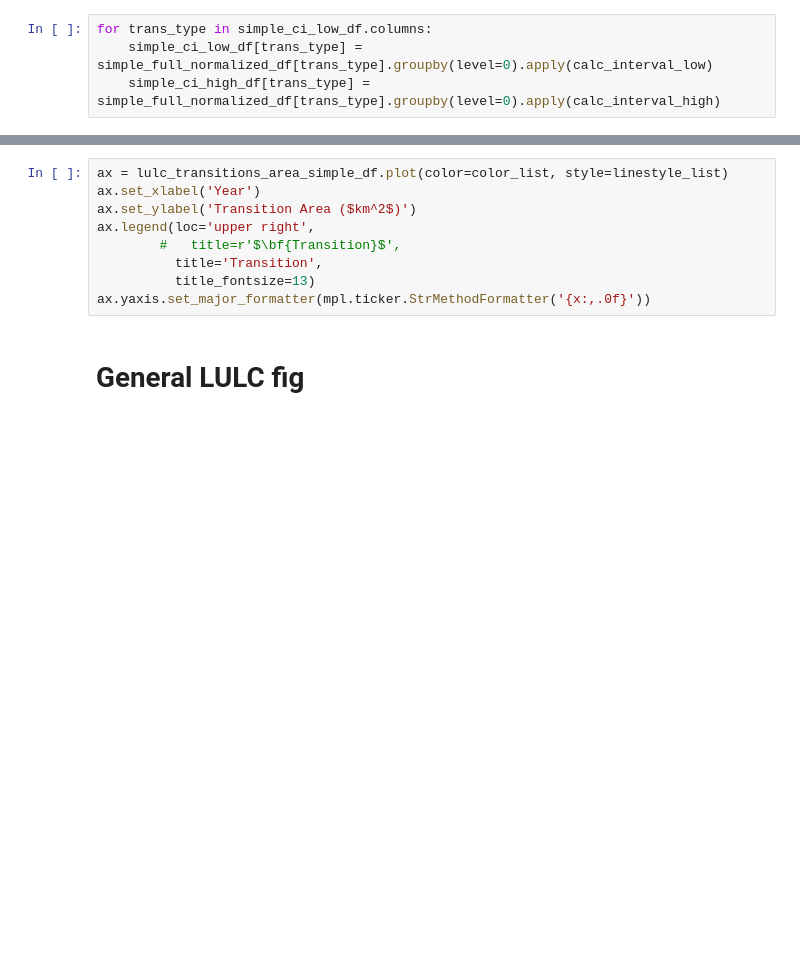
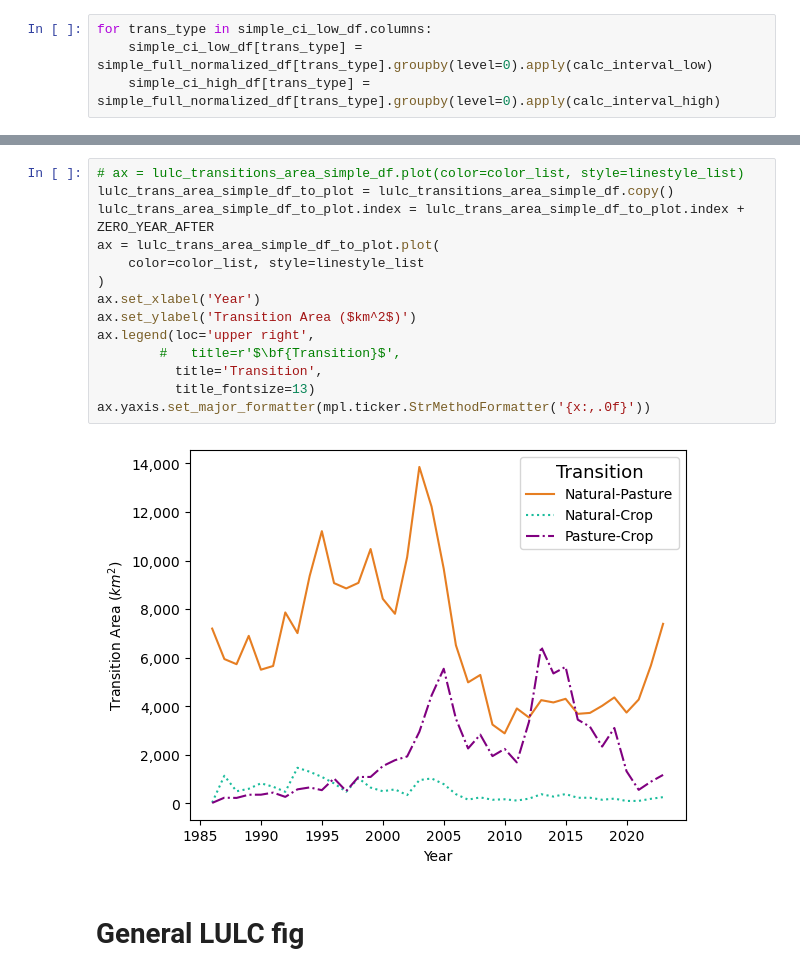
Before and after one commit to kysolvik/reservoir-id-smp, a Jupyter notebook: reservoir-id-smp/analysis/lulc/lulc_figs.ipynb, the cells around one changed output, grey strips where cells are left out. Saved outputs shown, nothing was run; the diff lists cells and outputs as text; blank space fills up the shorter version.

```diff
--- a/reservoir-id-smp/analysis/lulc/lulc_figs.ipynb
+++ b/reservoir-id-smp/analysis/lulc/lulc_figs.ipynb
@@ -318,12 +335,19 @@ lulc_transitions_area_simple_df.sum()
 # %%
-ax = lulc_transitions_area_simple_df.plot(color=color_list, style=linestyle_list)
+# ax = lulc_transitions_area_simple_df.plot(color=color_list, style=linestyle_list)
+lulc_trans_area_simple_df_to_plot = lulc_transitions_area_simple_df.copy()
+lulc_trans_area_simple_df_to_plot.index = lulc_trans_area_simple_df_to_plot.index + ZERO_YEAR_AFTER
+ax = lulc_trans_area_simple_df_to_plot.plot(
+    color=color_list, style=linestyle_list
+)
 ax.set_xlabel('Year')
 ax.set_ylabel('Transition Area ($km^2$)')
 ax.legend(loc='upper right',
         #   title=r'$\bf{Transition}$',
           title='Transition',
           title_fontsize=13)
 ax.yaxis.set_major_formatter(mpl.ticker.StrMethodFormatter('{x:,.0f}'))
+# %% [output]
+[figure, added]
 # %% [markdown]
 # General LULC fig
 # %%
```
Also changed, not shown: parts of 38 cells of this notebook.
